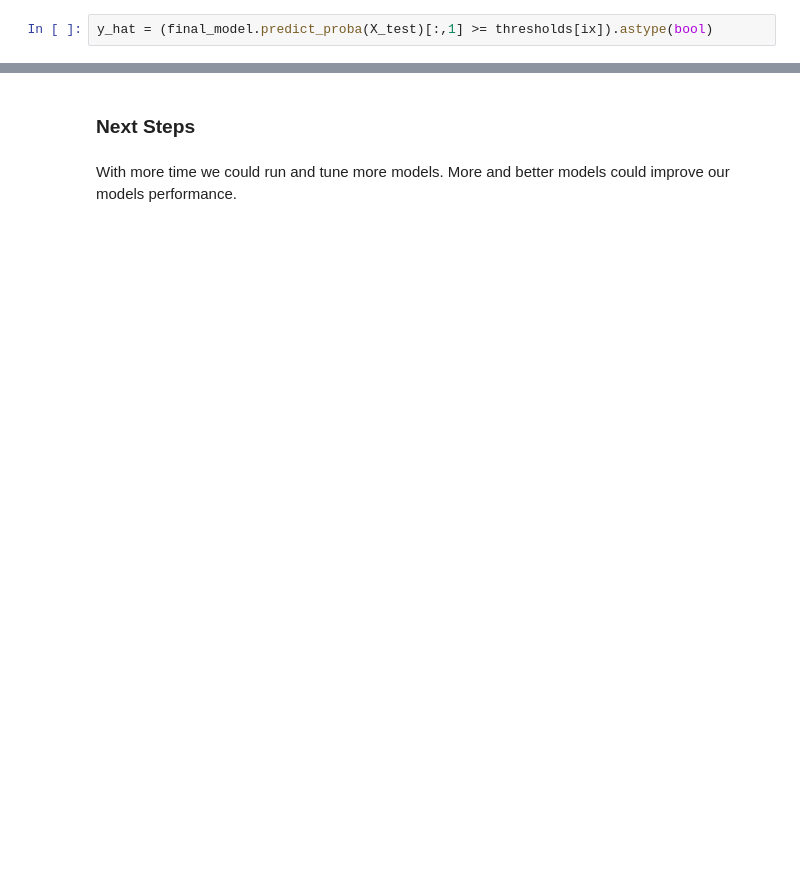
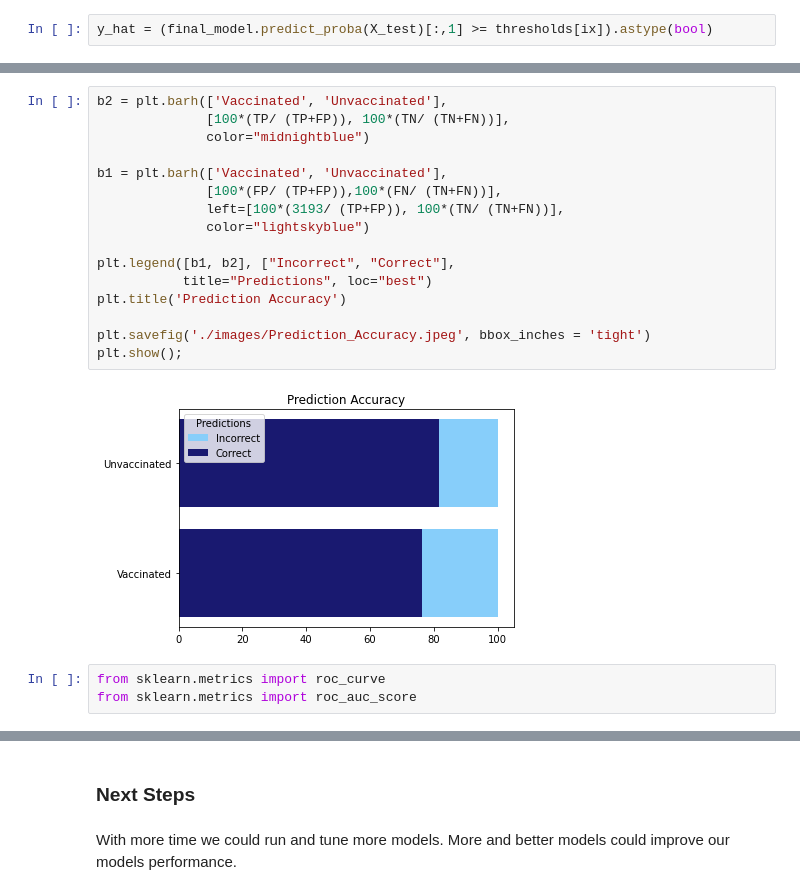
Before and after one commit to ZachRauch/Flu-Shot-Learning, a Jupyter notebook: Predicting Seasonal Vaccine Status.ipynb, the cells around one changed output, grey strips where cells are left out. Cells and saved outputs as stored; diff of their text form; blank space fills up the shorter version.

```diff
--- a/Predicting Seasonal Vaccine Status.ipynb
+++ b/Predicting Seasonal Vaccine Status.ipynb
@@ -412,0 +427,21 @@ Our final model's f1-score on the test is 0.77.
+# %%
+b2 = plt.barh(['Vaccinated', 'Unvaccinated'],
+              [100*(TP/ (TP+FP)), 100*(TN/ (TN+FN))],
+              color="midnightblue")
+
+b1 = plt.barh(['Vaccinated', 'Unvaccinated'],
+              [100*(FP/ (TP+FP)),100*(FN/ (TN+FN))],
+              left=[100*(3193/ (TP+FP)), 100*(TN/ (TN+FN))],
+              color="lightskyblue")
+
+plt.legend([b1, b2], ["Incorrect", "Correct"],
+           title="Predictions", loc="best")
+plt.title('Prediction Accuracy')
+
+plt.savefig('./images/Prediction_Accuracy.jpeg', bbox_inches = 'tight')
+plt.show();
+# %% [output]
+[figure, added]
+# %%
+from sklearn.metrics import roc_curve
+from sklearn.metrics import roc_auc_score
```
Also changed, not shown: parts of 27 cells of this notebook, 29 other files.
